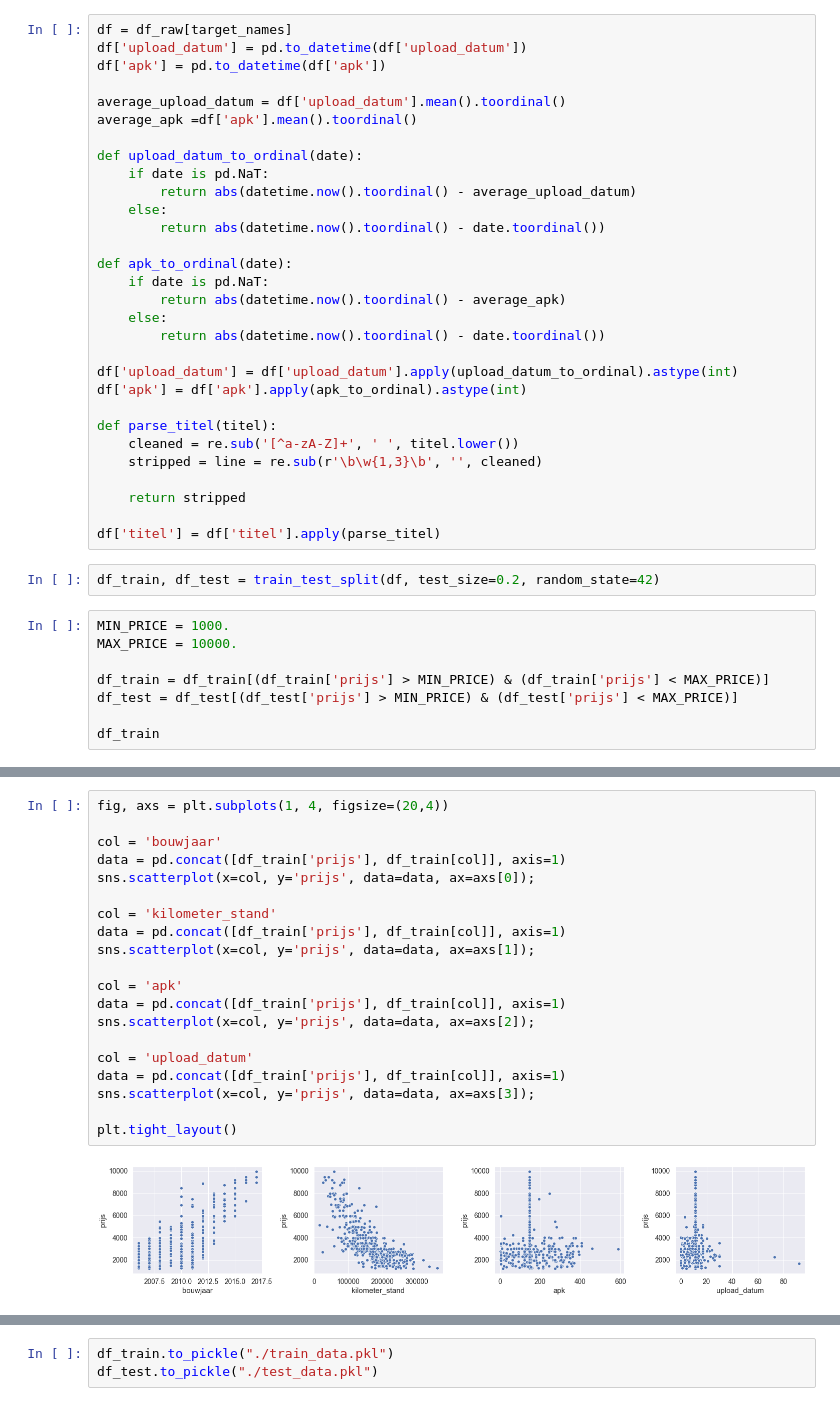
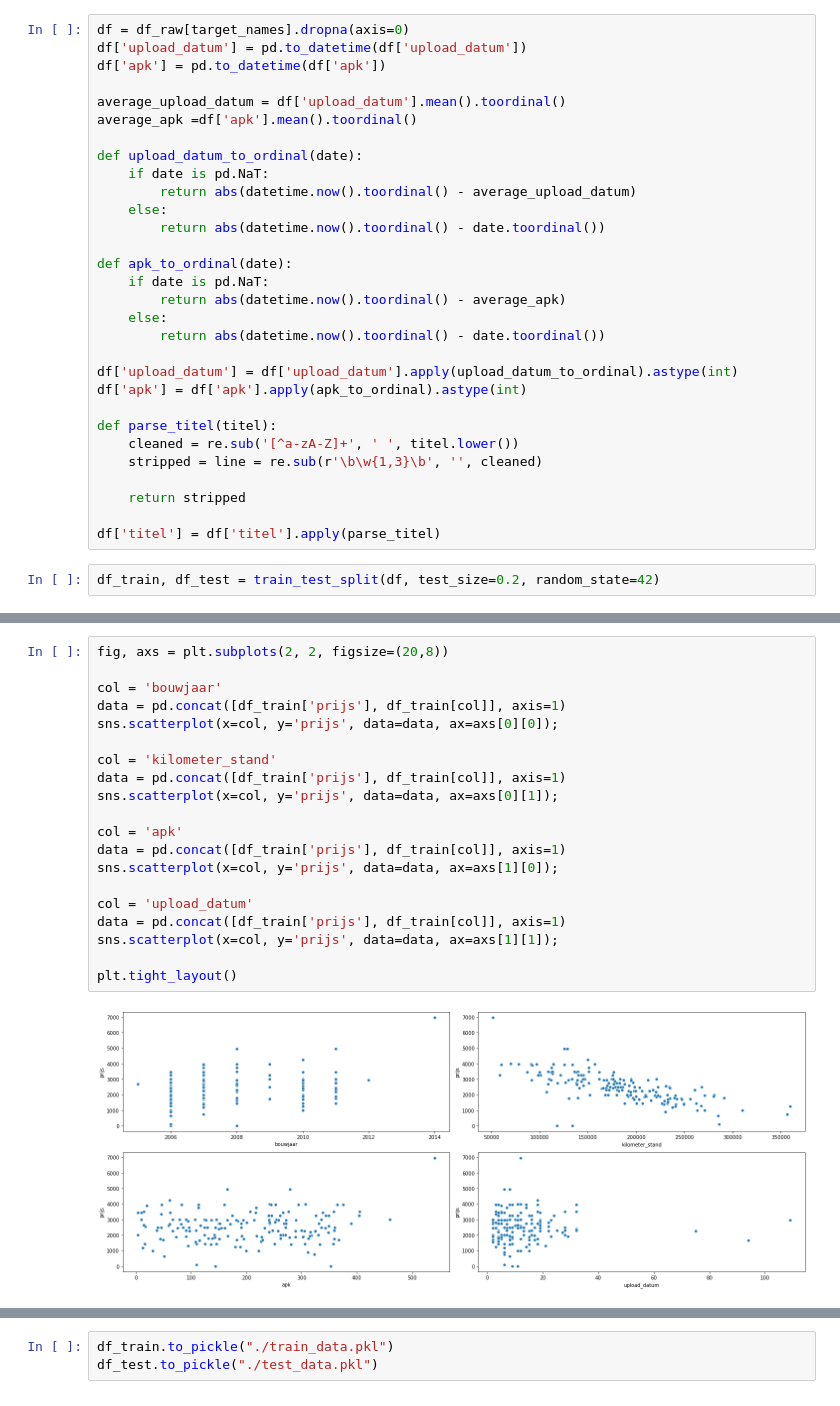
Before and after one commit to marcusabu/Autos, a Jupyter notebook: models/1. Exploratory & preprocessing.ipynb, the cells around one changed output, grey strips where cells are left out. Drawn from its saved outputs; the diff is of its cells as text.

```diff
--- a/models/1. Exploratory & preprocessing.ipynb
+++ b/models/1. Exploratory & preprocessing.ipynb
@@ -37,7 +37,7 @@ df_raw
 # %%
 target_names = ["titel", "bouwjaar", "kilometer_stand", "vermogen", "prijs", "is_handgeschakeld", "is_benzine", "upload_datum", "apk"]
 # %%
-df = df_raw[target_names]
+df = df_raw[target_names].dropna(axis=0)
 df['upload_datum'] = pd.to_datetime(df['upload_datum'])
 df['apk'] = pd.to_datetime(df['apk'])
 
@@ -68,11 +68,3 @@ def parse_titel(titel):
 df['titel'] = df['titel'].apply(parse_titel)
 # %%
 df_train, df_test = train_test_split(df, test_size=0.2, random_state=42)
-# %%
-MIN_PRICE = 1000.
-MAX_PRICE = 10000.
-
-df_train = df_train[(df_train['prijs'] > MIN_PRICE) & (df_train['prijs'] < MAX_PRICE)]
-df_test = df_test[(df_test['prijs'] > MIN_PRICE) & (df_test['prijs'] < MAX_PRICE)]
-
-df_train
@@ -108,25 +86,25 @@ plt.tight_layout()
 # %%
-fig, axs = plt.subplots(1, 4, figsize=(20,4))
+fig, axs = plt.subplots(2, 2, figsize=(20,8))
 
 col = 'bouwjaar'
 data = pd.concat([df_train['prijs'], df_train[col]], axis=1)
-sns.scatterplot(x=col, y='prijs', data=data, ax=axs[0]);
+sns.scatterplot(x=col, y='prijs', data=data, ax=axs[0][0]);
 
 col = 'kilometer_stand'
 data = pd.concat([df_train['prijs'], df_train[col]], axis=1)
-sns.scatterplot(x=col, y='prijs', data=data, ax=axs[1]);
+sns.scatterplot(x=col, y='prijs', data=data, ax=axs[0][1]);
 
 col = 'apk'
 data = pd.concat([df_train['prijs'], df_train[col]], axis=1)
-sns.scatterplot(x=col, y='prijs', data=data, ax=axs[2]);
+sns.scatterplot(x=col, y='prijs', data=data, ax=axs[1][0]);
 
 col = 'upload_datum'
 data = pd.concat([df_train['prijs'], df_train[col]], axis=1)
-sns.scatterplot(x=col, y='prijs', data=data, ax=axs[3]);
+sns.scatterplot(x=col, y='prijs', data=data, ax=axs[1][1]);
 
 plt.tight_layout()
 # %% [output]
-[figure, old version]
+[figure, new version]
 # %%
 k = 10
 corrmat = df_train.corr()
```
Also changed, not shown: parts of 7 cells of this notebook, 12 other files.
